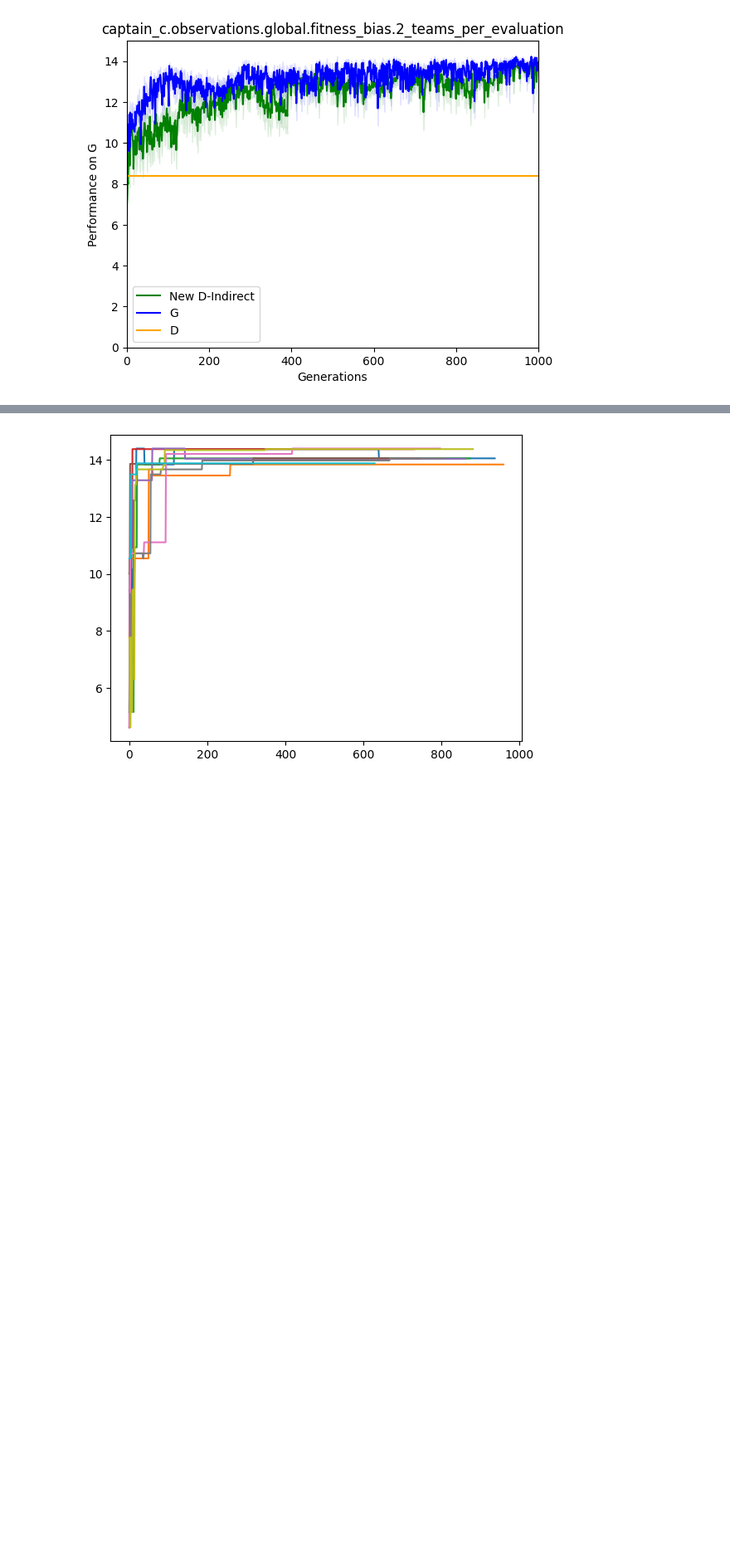
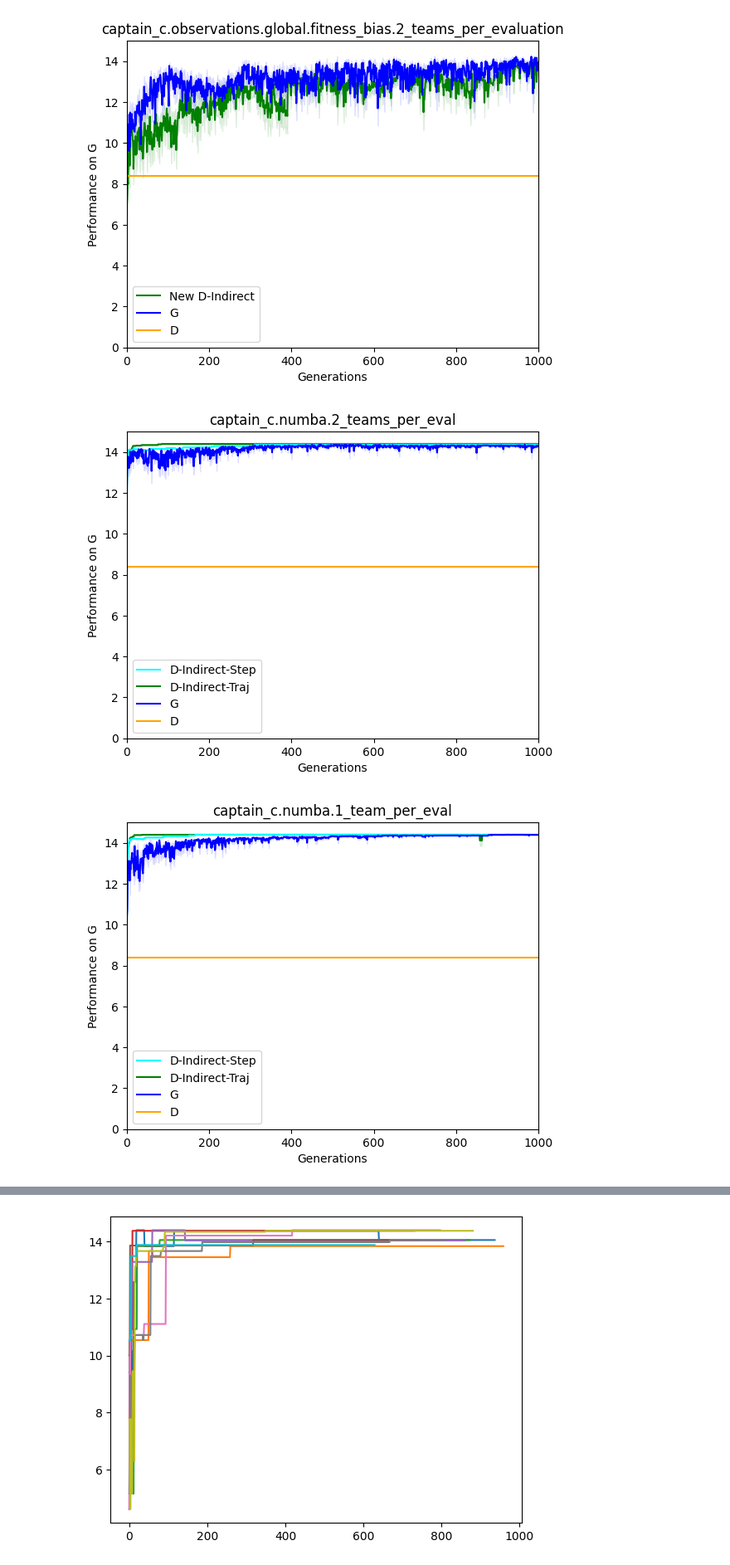
Before and after one commit to AADILab/influence-multi-objective, a Jupyter notebook: notebooks/process_results/sep_10_2024_experiments.ipynb, the cells around one changed output, grey strips where cells are left out. Shown: that part at 83% size. Cells and saved outputs as stored; diff of their text form; code cells hidden in the pictures; blank space fills up the shorter version.

Commit message:
process results

```diff
--- a/notebooks/process_results/sep_10_2024_experiments.ipynb
+++ b/notebooks/process_results/sep_10_2024_experiments.ipynb
@@ -63,6 +63,25 @@ def process_experiment(root_dir):
     ax.set_ylim([0,15])
     ax.set_xlim([0,1000])
     fig.savefig(title+".png")
+
+def process_experiment2(root_dir):
+    fig, ax = plt.subplots(1,1)
+    dit_dir = root_dir/"D-Indirect-Traj"
+    dis_dir = root_dir/"D-Indirect-Step"
+    g_dir = root_dir/"G"
+    d_dir = root_dir/"D"
+    h1g, h2g = process_trials(dit_dir, color='green', ax=ax)
+    h1c, h2c = process_trials(dis_dir, color='cyan', ax=ax)
+    h1b, h2b = process_trials(g_dir, color='blue', ax=ax)
+    h1o, h2o = process_trials(d_dir, color='orange', ax=ax)
+    ax.legend([h1c, h1g, h1b, h1o], ["D-Indirect-Step", "D-Indirect-Traj","G", "D"], loc="lower left")
+    title = ".".join(str(root_dir).split("/")[5:])
+    ax.set_title(title)
+    ax.set_xlabel("Generations")
+    ax.set_ylabel("Performance on G")
+    ax.set_ylim([0,15])
+    ax.set_xlim([0,1000])
+    fig.savefig(title+".png")
 # %%
 top_dir = "~/Desktop/sep_10_hpc/captain_c/observations"
 experiment_dirs = []
@@ -84,3 +102,15 @@ for d in experiment_dirs:
 [figure]
 [figure]
 [figure]
+# %%
+top_dir = "~/influence-multi-objective/results/captain_c/numba/"
+experiment_dirs = []
+for dirpath, sub, filenames in os.walk(os.path.expanduser(top_dir)):
+    if "G" in sub:
+        experiment_dirs.append(Path(dirpath))
+
+for d in experiment_dirs:
+    process_experiment2(d)
+# %% [output]
+[figure, added]
+[figure, added]
```
Also changed, not shown: parts of 2 cells of this notebook, 1 other file.
